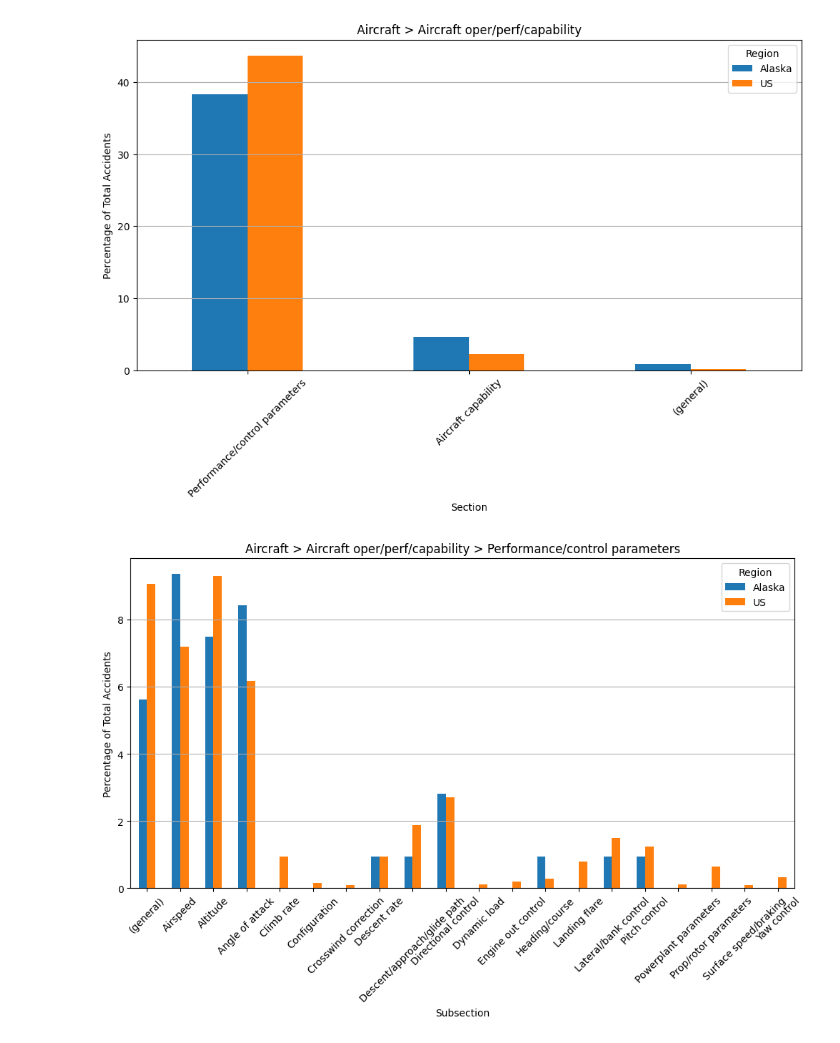
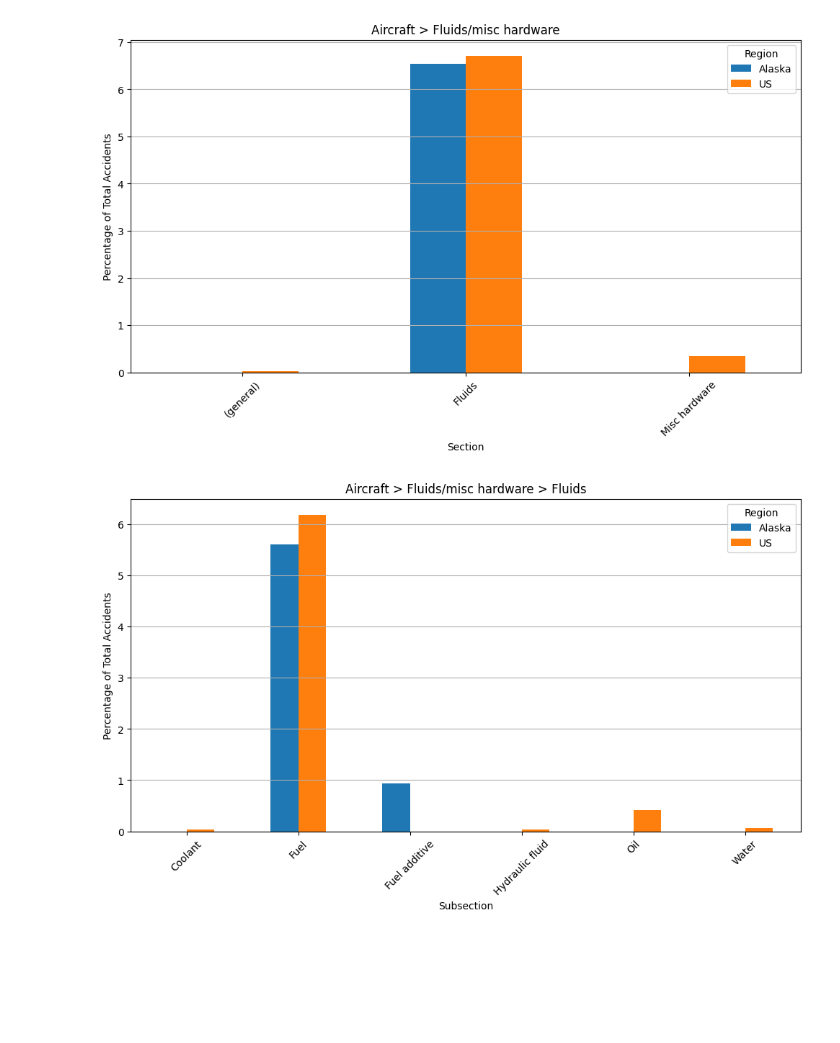
Before and after one commit to zack-khan/alaska_aviation_data_analysis, a Jupyter notebook: comparison_aircraft.ipynb, the cells around one changed output. Saved outputs shown, nothing was run; the diff lists cells and outputs as text; code cells hidden in the pictures; blank space fills up the shorter version.

```diff
--- a/comparison_aircraft.ipynb
+++ b/comparison_aircraft.ipynb
@@ -189,13 +206,13 @@ def plot_modifier_comparison(category_name, subcategory_name, section_name, subs
 # %%
 # Select Stuff
 subCategory = 'Aircraft'
-section = 'Aircraft oper/perf/capability'
-subSection = 'Performance/control parameters'
-modifier = 'Angle of attack'
+section = 'Fluids/misc hardware'
+subSection = 'Fluids'
+modifier = 'Fuel'
 
 plot_section_comparison(subCategory, section, alaska_unique_categories, us_unique_categories, alaska_accidents_count, us_accidents_count)
 plot_subsection_comparison(subCategory, section, subSection, alaska_unique_categories, us_unique_categories, alaska_accidents_count, us_accidents_count)
 plot_modifier_comparison(subCategory, section, subSection, modifier, alaska_unique_categories, us_unique_categories, alaska_accidents_count, us_accidents_count)
 # %% [output]
-[figure, old version]
+[figure, new version]
-[figure, old version]
+[figure, new version]
```
Also changed, not shown: parts of 2 cells of this notebook, 7 other files.
